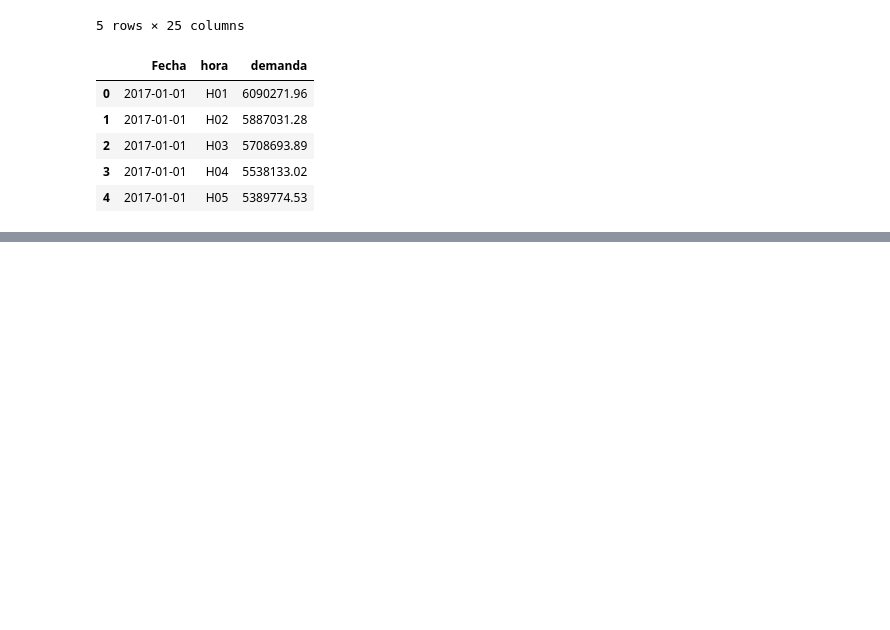
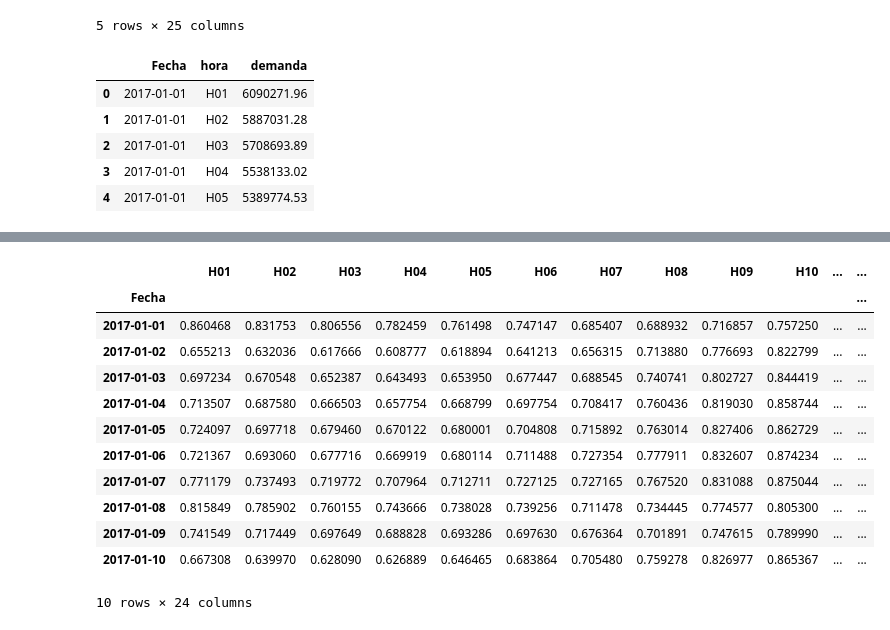
Before and after one commit to 2024-2-fundamentos-de-analitica/2024-2-PRE-25-patrones-de-demanda-diaria-madeleinnehenao, a Jupyter notebook: homework/notebook.ipynb, the cells around one changed output, grey strips where cells are left out. Drawn from its saved outputs; the diff is of its cells as text; code cells hidden in the pictures; blank space fills up the shorter version.

```diff
--- a/homework/notebook.ipynb
+++ b/homework/notebook.ipynb
@@ -89,3 +97,24 @@ data = data.set_index("Fecha")
+# %%
+#
+# Se divide cada fila por el máximo de la fila para
+# hacer adimensionales los datos
+#
+data = data.apply(lambda row: row / row.max(), axis=1)
+data.head(10)
+# %% [output]
+|  | H01 | H02 | H03 | H04 | H05 | H06 | H07 | H08 | H09 | H10 | ... | ... |
+| Fecha |  |  |  |  |  |  |  |  |  |  |  | ... |
+| 2017-01-01 | 0.860468 | 0.831753 | 0.806556 | 0.782459 | 0.761498 | 0.747147 | 0.685407 | 0.688932 | 0.716857 | 0.757250 | ... | ... |
+| 2017-01-02 | 0.655213 | 0.632036 | 0.617666 | 0.608777 | 0.618894 | 0.641213 | 0.656315 | 0.713880 | 0.776693 | 0.822799 | ... | ... |
+| 2017-01-03 | 0.697234 | 0.670548 | 0.652387 | 0.643493 | 0.653950 | 0.677447 | 0.688545 | 0.740741 | 0.802727 | 0.844419 | ... | ... |
+| 2017-01-04 | 0.713507 | 0.687580 | 0.666503 | 0.657754 | 0.668799 | 0.697754 | 0.708417 | 0.760436 | 0.819030 | 0.858744 | ... | ... |
+| 2017-01-05 | 0.724097 | 0.697718 | 0.679460 | 0.670122 | 0.680001 | 0.704808 | 0.715892 | 0.763014 | 0.827406 | 0.862729 | ... | ... |
+| 2017-01-06 | 0.721367 | 0.693060 | 0.677716 | 0.669919 | 0.680114 | 0.711488 | 0.727354 | 0.777911 | 0.832607 | 0.874234 | ... | ... |
+| 2017-01-07 | 0.771179 | 0.737493 | 0.719772 | 0.707964 | 0.712711 | 0.727125 | 0.727165 | 0.767520 | 0.831088 | 0.875044 | ... | ... |
+| 2017-01-08 | 0.815849 | 0.785902 | 0.760155 | 0.743666 | 0.738028 | 0.739256 | 0.711478 | 0.734445 | 0.774577 | 0.805300 | ... | ... |
+| 2017-01-09 | 0.741549 | 0.717449 | 0.697649 | 0.688828 | 0.693286 | 0.697630 | 0.676364 | 0.701891 | 0.747615 | 0.789990 | ... | ... |
+| 2017-01-10 | 0.667308 | 0.639970 | 0.628090 | 0.626889 | 0.646465 | 0.683864 | 0.705480 | 0.759278 | 0.826977 | 0.865367 | ... | ... |
+10 rows × 24 columns
 # %%
 #
 # Patrones de ejemplo
```
Also changed, not shown: parts of 13 cells of this notebook, 4 other files.
